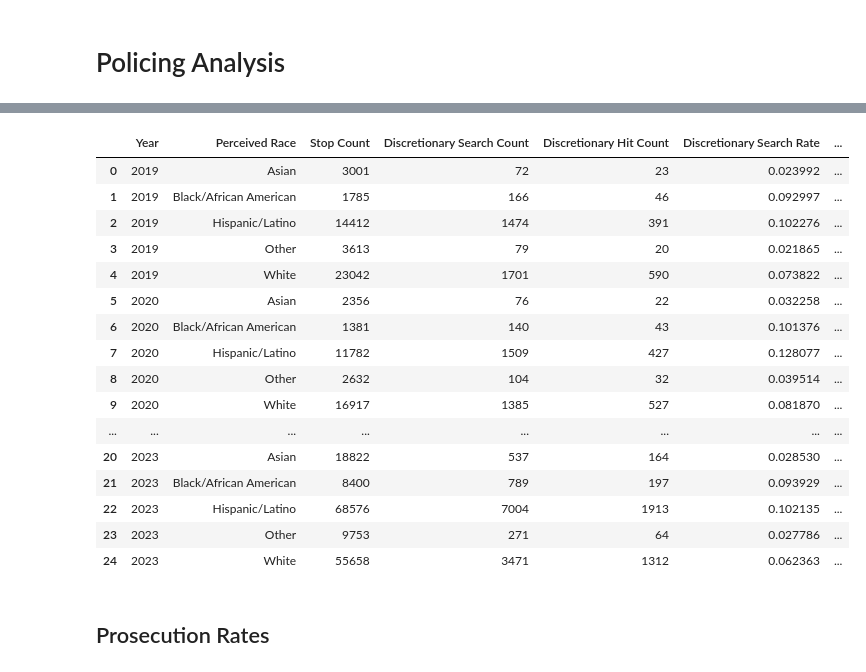
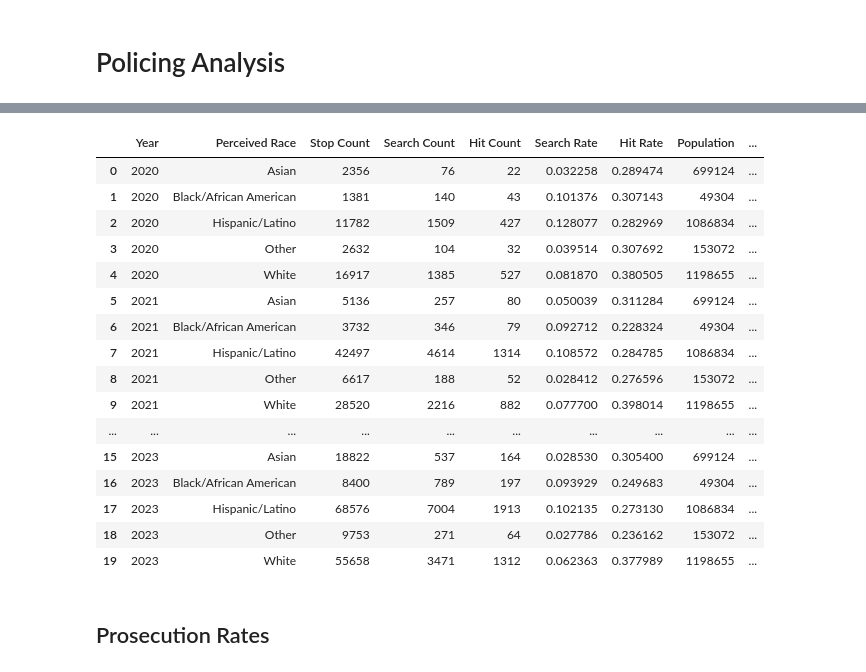
Before and after one commit to laurenbchu/honors-thesis, a Jupyter notebook: notebooks/analysis.ipynb, the cells around one changed output, grey strips where cells are left out. Saved outputs shown, nothing was run; the diff lists cells and outputs as text; code cells hidden in the pictures.

Commit message:
Removing some years

```diff
--- a/notebooks/analysis.ipynb
+++ b/notebooks/analysis.ipynb
@@ -23,7 +22,7 @@ pd.set_option('display.max_columns', None)
 # Import Data
 # %%
 # Load in policing data
-original_policing = pd.read_csv("../data/cleaned/cleaned_orange_ripa_2019_2023.csv")
+original_policing = pd.read_csv("../data/cleaned/cleaned_orange_ripa_2022_2024.csv")
 
 # Select only relevant columns to use
 keep_cols = [
@@ -63,12 +62,6 @@ keep_cols = [
     "multi_person_stop"
 ]
 policing = original_policing[[c for c in keep_cols if c in original_policing.columns]].copy()
-
-# Add standardized race column to match policing and prosecution labels
-policing = add_standardized_race(policing, "race_ethnicity")
-
-# Save a copy of the full policing table for use later
-all_policing = policing.copy()
 # %%
 # Load in prosecution data
 prosecution = pd.read_csv("https://raw.githubusercontent.com/laurenbchu/honors-thesis/main/data/cleaned/cleaned_orange_aclu_2021_2023.csv", low_memory=False)
@@ -107,43 +80,46 @@ full_policing_analysis
 # %%
 # Filter for only discretionary stops
 policing = policing[policing["reason_for_contact"].isin([
     "Moving violation",
     "Equipment violation",
     "Non-moving violation",
     "Suspect criminal activity"
 ])].copy()
+
+# Add standardized race column to match policing and prosecution labels
+policing = add_standardized_race(policing, "race_ethnicity")
 
 # Consider only purely discretionary searches in search and hit rates
 
 # Clean contraband_any (handles NaN, 0/1, True/False)
 policing["contraband_any"] = policing["contraband_any"].fillna(0).astype(int)
 
 # Create discretionary search indicator
 policing["disc_search"] = policing["search_type"].eq("Discretionary only")
 
 # Create hits among discretionary searches indicator
 policing["disc_hit"] = policing["disc_search"] & policing["contraband_any"].eq(1)
 
-discretionary_policing_analysis = discretionary_policing_analysis(policing, census_coarse)
-discretionary_policing_analysis
+policing_analysis = policing_rates(policing, census_coarse)
+policing_analysis
 # %% [output]
-|  | Year | Perceived Race | Stop Count | Discretionary Search Count | Discretionary Hit Count | Discretionary Search Rate | ... |
-| 0 | 2019 | Asian | 3001 | 72 | 23 | 0.023992 | ... |
-| 1 | 2019 | Black/African American | 1785 | 166 | 46 | 0.092997 | ... |
-| 2 | 2019 | Hispanic/Latino | 14412 | 1474 | 391 | 0.102276 | ... |
-| 3 | 2019 | Other | 3613 | 79 | 20 | 0.021865 | ... |
-| 4 | 2019 | White | 23042 | 1701 | 590 | 0.073822 | ... |
-| 5 | 2020 | Asian | 2356 | 76 | 22 | 0.032258 | ... |
-| 6 | 2020 | Black/African American | 1381 | 140 | 43 | 0.101376 | ... |
-| 7 | 2020 | Hispanic/Latino | 11782 | 1509 | 427 | 0.128077 | ... |
-| 8 | 2020 | Other | 2632 | 104 | 32 | 0.039514 | ... |
-| 9 | 2020 | White | 16917 | 1385 | 527 | 0.081870 | ... |
-| ... | ... | ... | ... | ... | ... | ... | ... |
-| 20 | 2023 | Asian | 18822 | 537 | 164 | 0.028530 | ... |
-| 21 | 2023 | Black/African American | 8400 | 789 | 197 | 0.093929 | ... |
-| 22 | 2023 | Hispanic/Latino | 68576 | 7004 | 1913 | 0.102135 | ... |
-| 23 | 2023 | Other | 9753 | 271 | 64 | 0.027786 | ... |
-| 24 | 2023 | White | 55658 | 3471 | 1312 | 0.062363 | ... |
+|  | Year | Perceived Race | Stop Count | Search Count | Hit Count | Search Rate | Hit Rate | Population | ... |
+| 0 | 2020 | Asian | 2356 | 76 | 22 | 0.032258 | 0.289474 | 699124 | ... |
+| 1 | 2020 | Black/African American | 1381 | 140 | 43 | 0.101376 | 0.307143 | 49304 | ... |
+| 2 | 2020 | Hispanic/Latino | 11782 | 1509 | 427 | 0.128077 | 0.282969 | 1086834 | ... |
+| 3 | 2020 | Other | 2632 | 104 | 32 | 0.039514 | 0.307692 | 153072 | ... |
+| 4 | 2020 | White | 16917 | 1385 | 527 | 0.081870 | 0.380505 | 1198655 | ... |
+| 5 | 2021 | Asian | 5136 | 257 | 80 | 0.050039 | 0.311284 | 699124 | ... |
+| 6 | 2021 | Black/African American | 3732 | 346 | 79 | 0.092712 | 0.228324 | 49304 | ... |
+| 7 | 2021 | Hispanic/Latino | 42497 | 4614 | 1314 | 0.108572 | 0.284785 | 1086834 | ... |
+| 8 | 2021 | Other | 6617 | 188 | 52 | 0.028412 | 0.276596 | 153072 | ... |
+| 9 | 2021 | White | 28520 | 2216 | 882 | 0.077700 | 0.398014 | 1198655 | ... |
+| ... | ... | ... | ... | ... | ... | ... | ... | ... | ... |
+| 15 | 2023 | Asian | 18822 | 537 | 164 | 0.028530 | 0.305400 | 699124 | ... |
+| 16 | 2023 | Black/African American | 8400 | 789 | 197 | 0.093929 | 0.249683 | 49304 | ... |
+| 17 | 2023 | Hispanic/Latino | 68576 | 7004 | 1913 | 0.102135 | 0.273130 | 1086834 | ... |
+| 18 | 2023 | Other | 9753 | 271 | 64 | 0.027786 | 0.236162 | 153072 | ... |
+| 19 | 2023 | White | 55658 | 3471 | 1312 | 0.062363 | 0.377989 | 1198655 | ... |
 # %% [markdown]
 ## Prosecution Rates
 # %%
```
Also changed, not shown: parts of 15 cells of this notebook, 4 other files.
